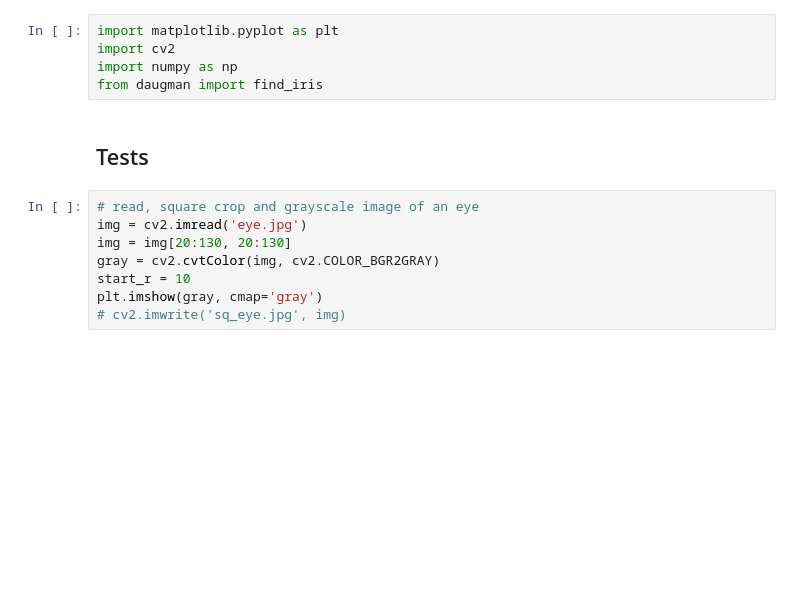
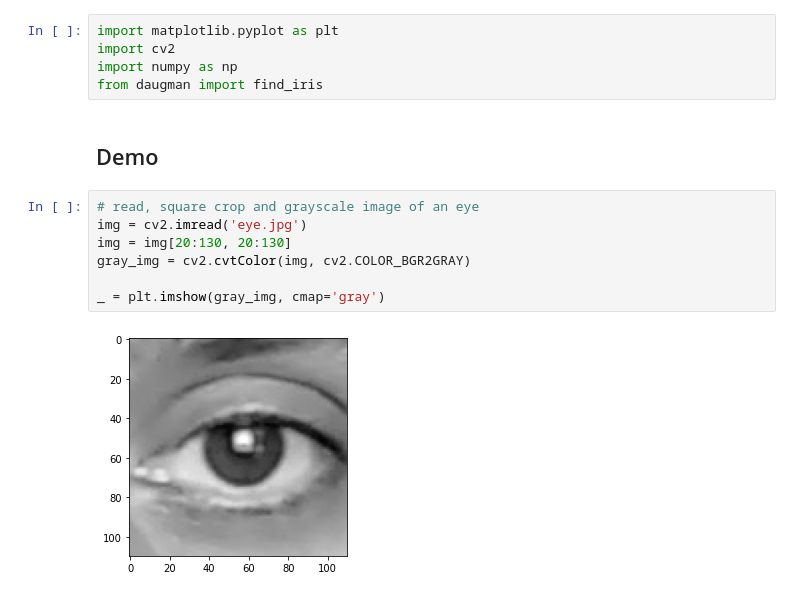
Before and after one commit to banderlog/daugman, a Jupyter notebook: another_daugman.ipynb, the cells around one changed output. Cells and saved outputs as stored; diff of their text form; blank space fills up the shorter version.

```diff
--- a/another_daugman.ipynb
+++ b/another_daugman.ipynb
@@ -4,12 +4,13 @@ import cv2
 import numpy as np
 from daugman import find_iris
 # %% [markdown]
-## Tests
+## Demo
 # %%
 # read, square crop and grayscale image of an eye
 img = cv2.imread('eye.jpg')
 img = img[20:130, 20:130]
-gray = cv2.cvtColor(img, cv2.COLOR_BGR2GRAY)
-start_r = 10
-plt.imshow(gray, cmap='gray')
-# cv2.imwrite('sq_eye.jpg', img)
+gray_img = cv2.cvtColor(img, cv2.COLOR_BGR2GRAY)
+
+_ = plt.imshow(gray_img, cmap='gray')
+# %% [output]
+[figure, added]
```
Also changed, not shown: parts of 7 cells of this notebook, 2 other files.
